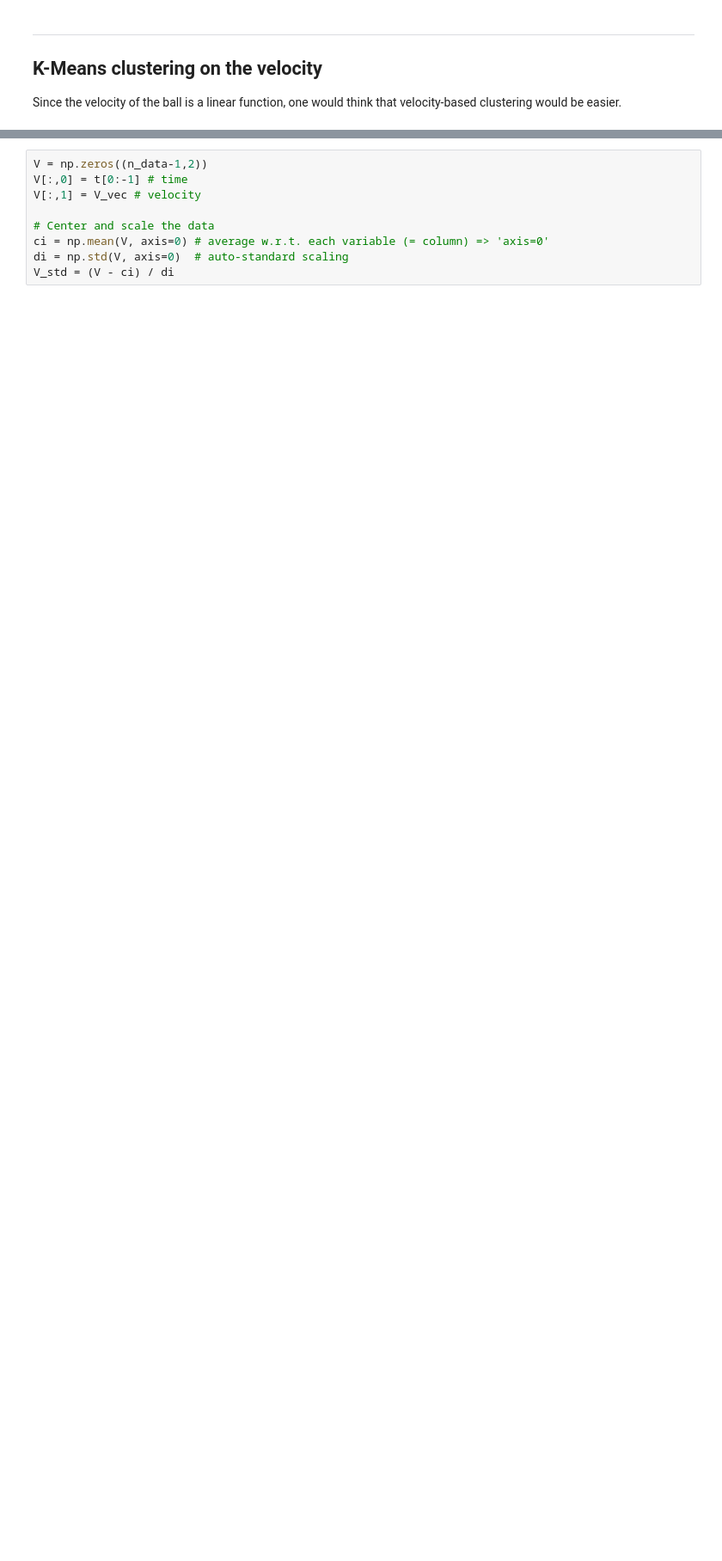
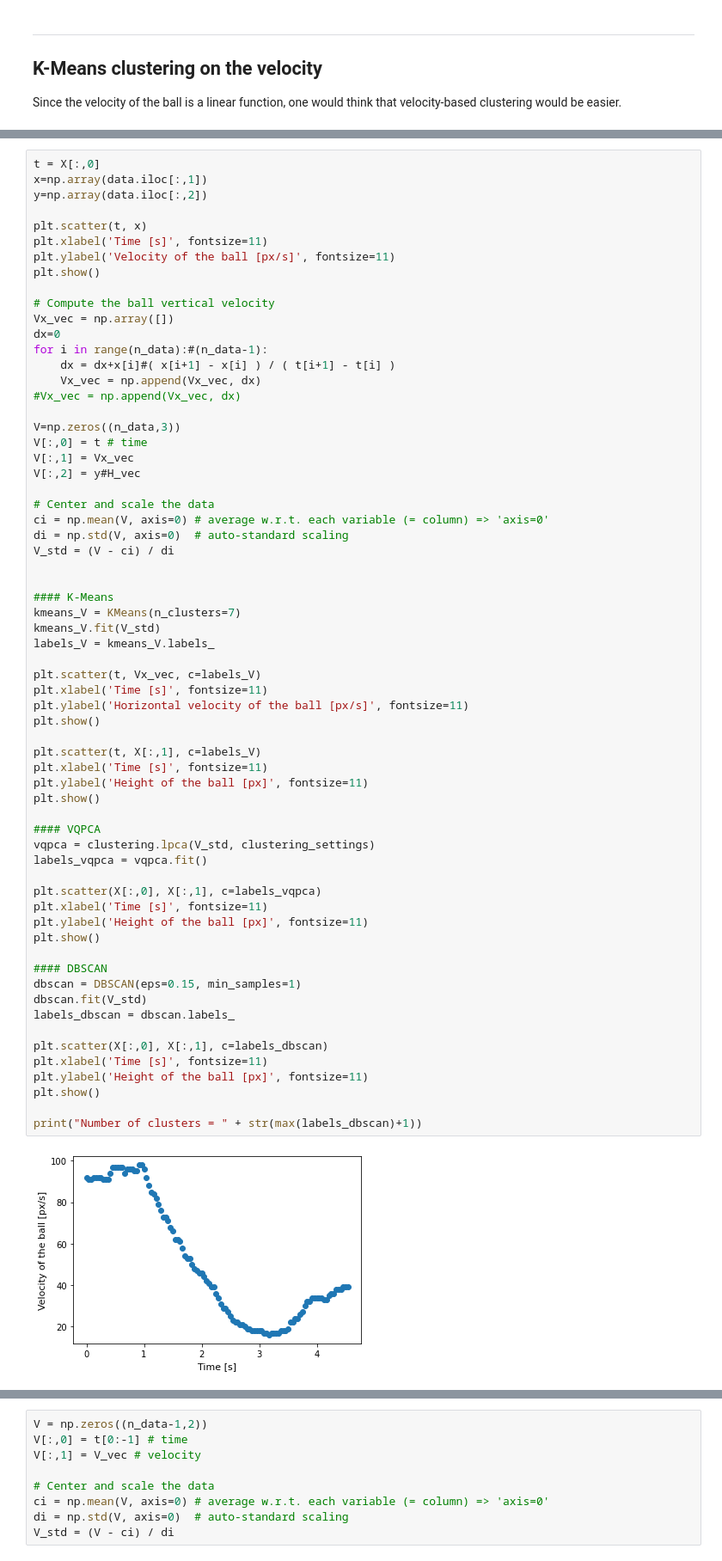
Before and after one commit to LouiseMassager/DDE_project_bouncingball, a Jupyter notebook: clustering/DDE_bounce_clustering.ipynb, the cells around one changed output, grey strips where cells are left out. Shown at 86% size. Saved outputs shown, nothing was run; the diff lists cells and outputs as text; blank space fills up the shorter version.

```diff
--- a/clustering/DDE_bounce_clustering.ipynb
+++ b/clustering/DDE_bounce_clustering.ipynb
@@ -323,0 +326,66 @@ Since the velocity of the ball is a linear function, one would think that veloci
+# %%
+t = X[:,0]
+x=np.array(data.iloc[:,1])
+y=np.array(data.iloc[:,2])
+
+plt.scatter(t, x)
+plt.xlabel('Time [s]', fontsize=11)
+plt.ylabel('Velocity of the ball [px/s]', fontsize=11)
+plt.show()
+
+# Compute the ball vertical velocity
+Vx_vec = np.array([])
+dx=0
+for i in range(n_data):#(n_data-1):
+    dx = dx+x[i]#( x[i+1] - x[i] ) / ( t[i+1] - t[i] )
+    Vx_vec = np.append(Vx_vec, dx)
+#Vx_vec = np.append(Vx_vec, dx)
+
+V=np.zeros((n_data,3))
+V[:,0] = t # time
+V[:,1] = Vx_vec
+V[:,2] = y#H_vec
+
+# Center and scale the data
+ci = np.mean(V, axis=0) # average w.r.t. each variable (= column) => 'axis=0'
+di = np.std(V, axis=0)  # auto-standard scaling
+V_std = (V - ci) / di
+
+
+#### K-Means
+kmeans_V = KMeans(n_clusters=7)
+kmeans_V.fit(V_std)
+labels_V = kmeans_V.labels_
+
+plt.scatter(t, Vx_vec, c=labels_V)
+plt.xlabel('Time [s]', fontsize=11)
+plt.ylabel('Horizontal velocity of the ball [px/s]', fontsize=11)
+plt.show()
+
+plt.scatter(t, X[:,1], c=labels_V)
+plt.xlabel('Time [s]', fontsize=11)
+plt.ylabel('Height of the ball [px]', fontsize=11)
+plt.show()
+
+#### VQPCA
+vqpca = clustering.lpca(V_std, clustering_settings)
+labels_vqpca = vqpca.fit()
+
+plt.scatter(X[:,0], X[:,1], c=labels_vqpca)
+plt.xlabel('Time [s]', fontsize=11)
+plt.ylabel('Height of the ball [px]', fontsize=11)
+plt.show()
+
+#### DBSCAN
+dbscan = DBSCAN(eps=0.15, min_samples=1)
+dbscan.fit(V_std)
+labels_dbscan = dbscan.labels_
+
+plt.scatter(X[:,0], X[:,1], c=labels_dbscan)
+plt.xlabel('Time [s]', fontsize=11)
+plt.ylabel('Height of the ball [px]', fontsize=11)
+plt.show()
+
+print("Number of clusters = " + str(max(labels_dbscan)+1))
+# %% [output]
+[figure, added]
```
Also changed, not shown: parts of 11 cells of this notebook.
